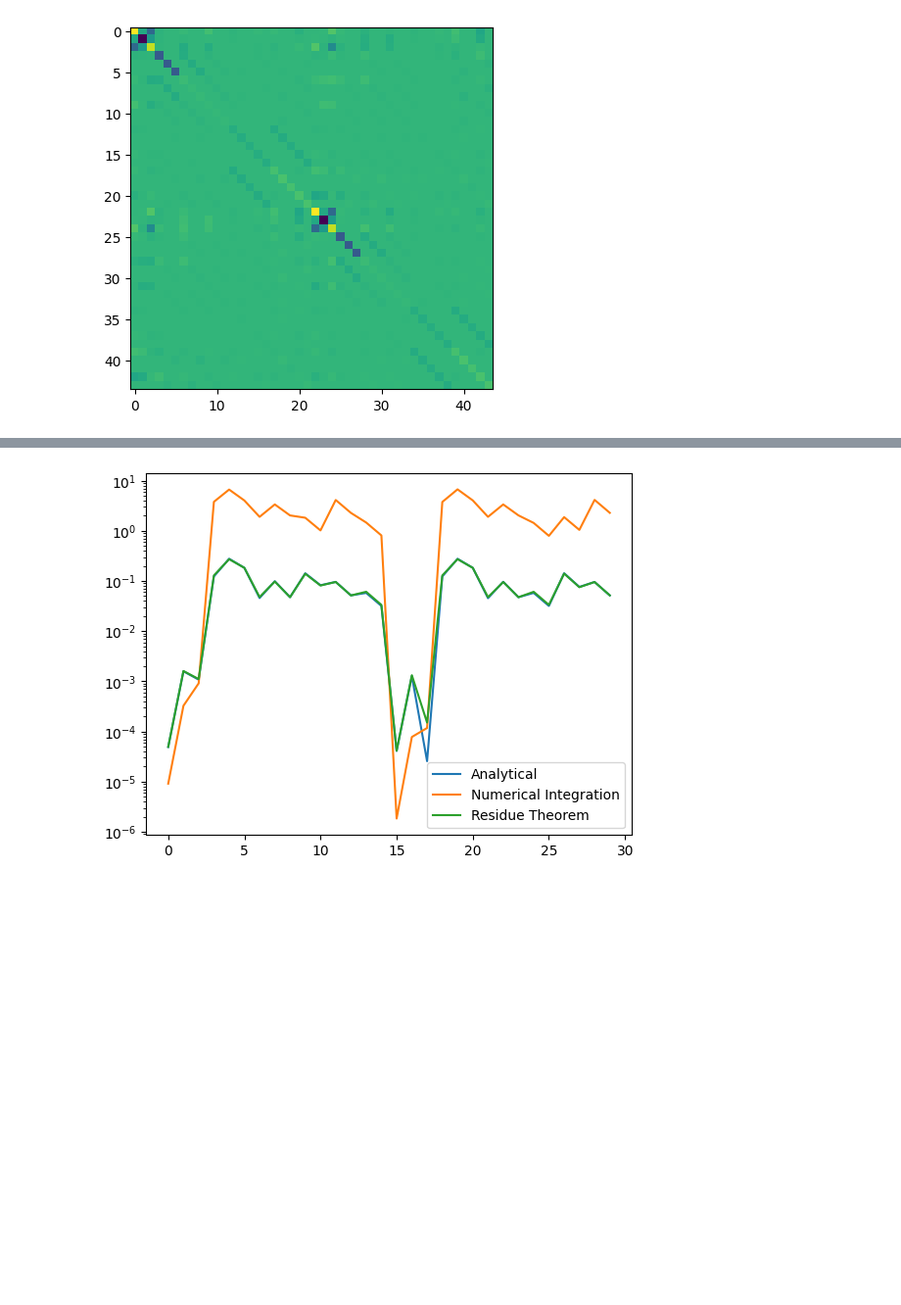
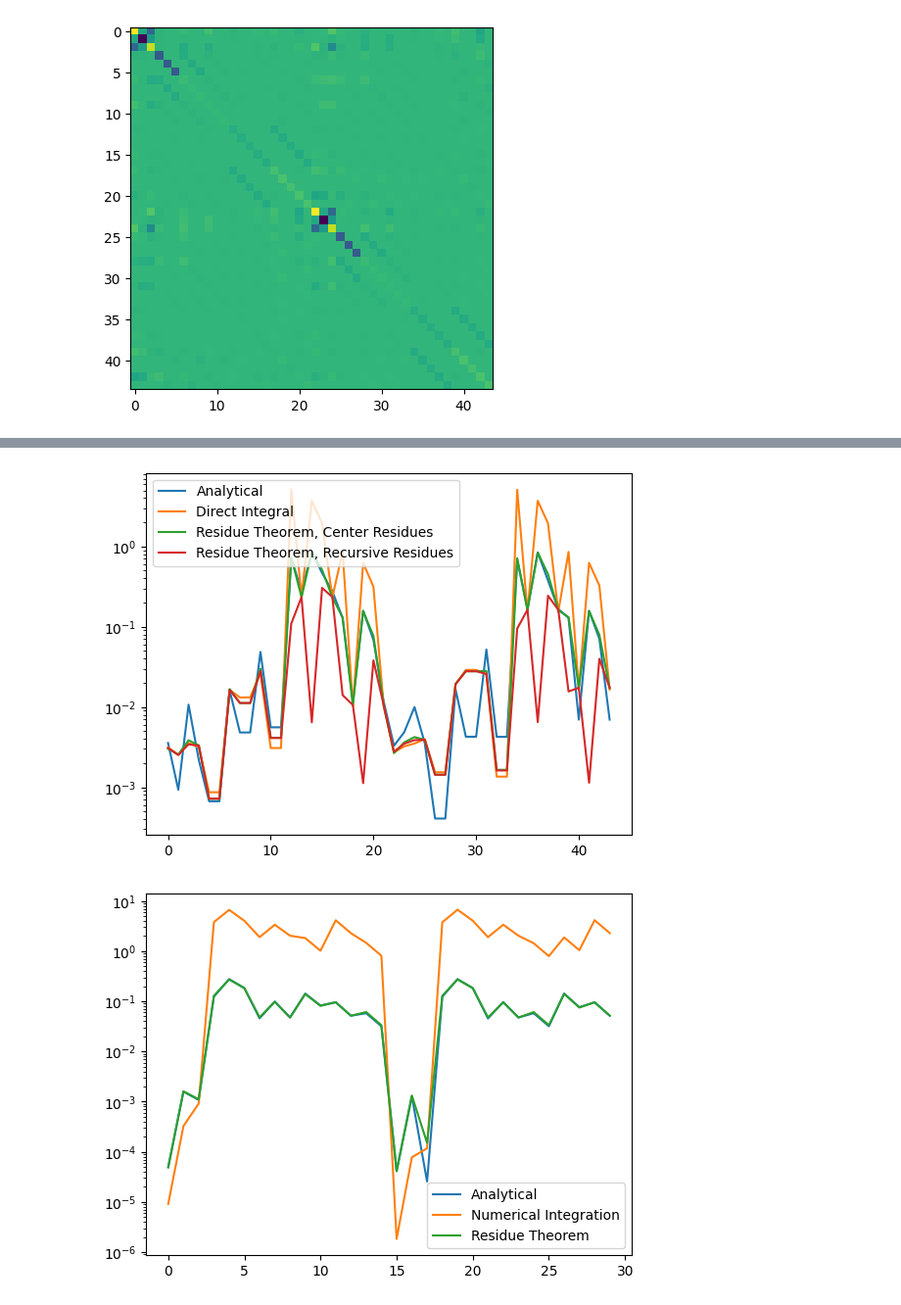
Before and after one commit to wliverno/GauNEGF, a Jupyter notebook: NEGF Tester.ipynb, the cells around one changed output, grey strips where cells are left out. Shown: that part at 98% size. Saved outputs shown, nothing was run; the diff lists cells and outputs as text; code cells hidden in the pictures; blank space fills up the shorter version.

```diff
--- a/NEGF Tester.ipynb
+++ b/NEGF Tester.ipynb
@@ -29,6 +53,7 @@ contactInds = np.arange(0, 22)
 onsiteInds = np.arange(22, 44)
 alpha = H[np.ix_(contactInds, contactInds)]
 beta = H[np.ix_(contactInds, onsiteInds)]
-s = surfG(F, S, [contactInds, onsiteInds], [alpha, alpha.getH()], [beta, beta.getH()])
-s.sigmaTot(-5.1)
+stau = S[np.ix_(contactInds, onsiteInds)]
+s = surfG(F, S, [contactInds, onsiteInds], [beta, beta.getH()], [stau, stau.getH()])
+s.sigmaTot(-5.1, )
 # %% [output]
@@ -103,0 +125,15 @@ Integration done!
+# %%
+sig = s.sigmaTot(-5.1);
+Fbar = X*(F*27.211386 + sig)*X
+GamBar1 = X*((sig - sig.getH())*1j)*X
+D,V = LA.eig(np.asmatrix(Fbar))
+D = np.asmatrix(D).T
+
+E1 = -9
+E2 = -7.4
+dE = 0.2
+
+P1 = np.real(density(V,D,GamBar1, E1, E2))
+P2 = s.densityGrid(E1, E2, dE/100)
+P3 = s.densityComplex(E1, E2, dE)
+P4 = s.densityComplex(E1, E2, dE, True)
@@ -104,3 +158,11 @@ Integration done!
+# %%
+
+a = np.array([range(len(P1))]).T
+plt.semilogy(a, np.diag(P1), a, np.diag(P2), a, np.diag(P3),a, np.diag(P4))
+plt.legend(('Analytical', 'Direct Integral', 'Residue Theorem, Center Residues', 'Residue Theorem, Recursive Residues'))
+plt.show()
+# %% [output]
+[figure, added]
 # %%
 a = np.array([range(len(P1))]).T
 plt.semilogy(a, np.diag(P1), a, np.diag(P2),a, np.diag(P3))
```
Also changed, not shown: parts of 11 cells of this notebook, 2 other files.
